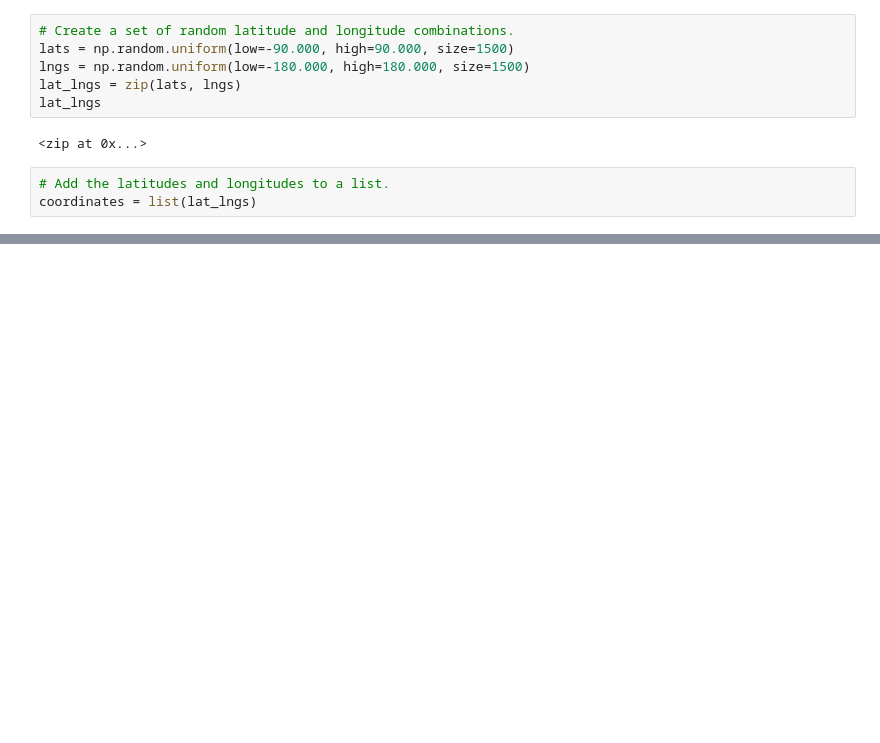
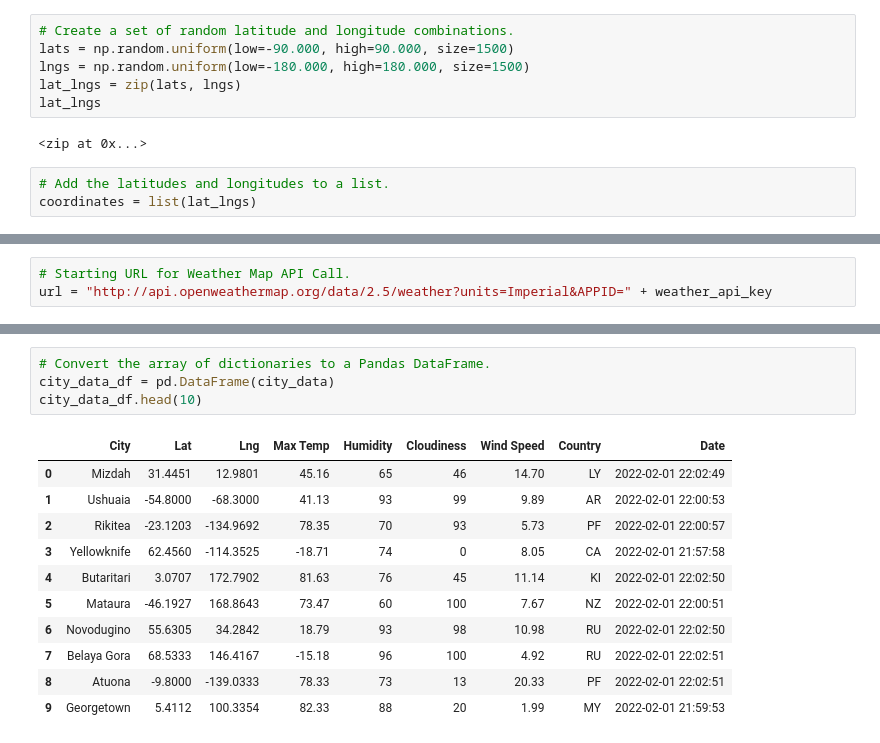
Before and after one commit to ShaneTaylor1993/World_Weather_Analysis, a Jupyter notebook: WeatherPy.ipynb, the cells around one changed output, grey strips where cells are left out. Cells and saved outputs as stored; diff of their text form; blank space fills up the shorter version.

Commit message:
Adding city weather dataframe and csv.

```diff
--- a/WeatherPy.ipynb
+++ b/WeatherPy.ipynb
@@ -31,0 +36,3 @@ len(cities)
+# %%
+# Starting URL for Weather Map API Call.
+url = "http://api.openweathermap.org/data/2.5/weather?units=Imperial&APPID=" + weather_api_key
@@ -31,0 +120,16 @@ len(cities)
+# %%
+# Convert the array of dictionaries to a Pandas DataFrame.
+city_data_df = pd.DataFrame(city_data)
+city_data_df.head(10)
+# %% [output]
+|  | City | Lat | Lng | Max Temp | Humidity | Cloudiness | Wind Speed | Country | Date |
+| 0 | Mizdah | 31.4451 | 12.9801 | 45.16 | 65 | 46 | 14.70 | LY | 2022-02-01 22:02:49 |
+| 1 | Ushuaia | -54.8000 | -68.3000 | 41.13 | 93 | 99 | 9.89 | AR | 2022-02-01 22:00:53 |
+| 2 | Rikitea | -23.1203 | -134.9692 | 78.35 | 70 | 93 | 5.73 | PF | 2022-02-01 22:00:57 |
+| 3 | Yellowknife | 62.4560 | -114.3525 | -18.71 | 74 | 0 | 8.05 | CA | 2022-02-01 21:57:58 |
+| 4 | Butaritari | 3.0707 | 172.7902 | 81.63 | 76 | 45 | 11.14 | KI | 2022-02-01 22:02:50 |
+| 5 | Mataura | -46.1927 | 168.8643 | 73.47 | 60 | 100 | 7.67 | NZ | 2022-02-01 22:00:51 |
+| 6 | Novodugino | 55.6305 | 34.2842 | 18.79 | 93 | 98 | 10.98 | RU | 2022-02-01 22:02:50 |
+| 7 | Belaya Gora | 68.5333 | 146.4167 | -15.18 | 96 | 100 | 4.92 | RU | 2022-02-01 22:02:51 |
+| 8 | Atuona | -9.8000 | -139.0333 | 78.33 | 73 | 13 | 20.33 | PF | 2022-02-01 22:02:51 |
+| 9 | Georgetown | 5.4112 | 100.3354 | 82.33 | 88 | 20 | 1.99 | MY | 2022-02-01 21:59:53 |
```
Also changed, not shown: parts of 5 cells of this notebook, 2 other files.
